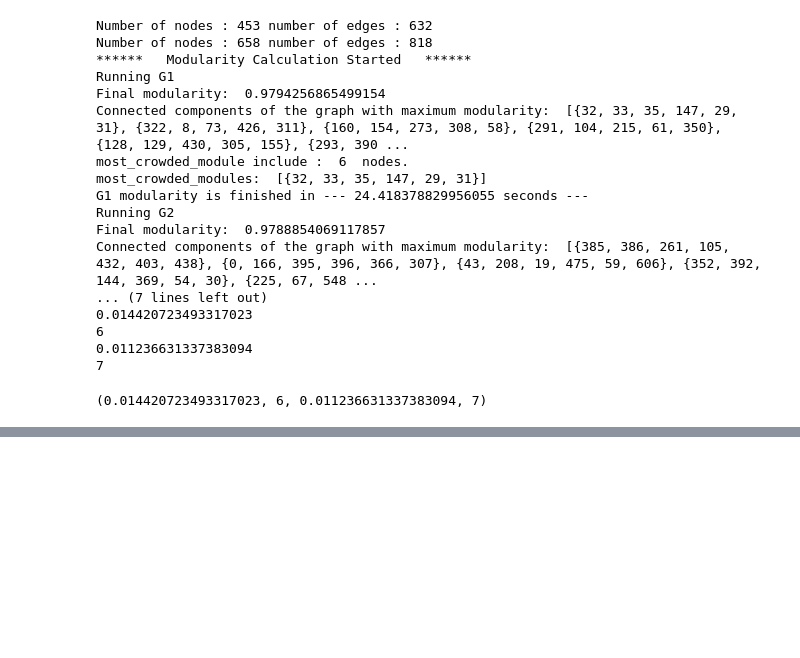
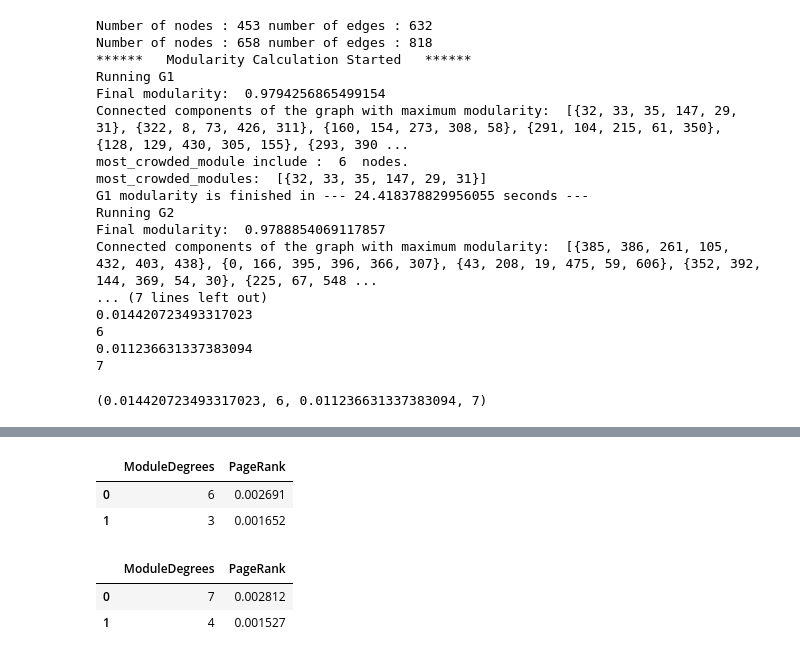
Before and after one commit to mumtazcem/Amazon-meta-graph, a Jupyter notebook: group7_metadata_analyzer.ipynb, the cells around one changed output, grey strips where cells are left out. Drawn from its saved outputs; the diff is of its cells as text; code cells hidden in the pictures; blank space fills up the shorter version.

Commit message:
Add df1.head(2)

```diff
--- a/group7_metadata_analyzer.ipynb
+++ b/group7_metadata_analyzer.ipynb
@@ -916,4 +923,12 @@ KeyboardInterrupt:
 # %%
-df1.head(1)
+df1.head(2)
+# %% [output]
+|  | ModuleDegrees | PageRank |
+| 0 | 6 | 0.002691 |
+| 1 | 3 | 0.001652 |
 # %%
-df2.head(1)
+df2.head(2)
+# %% [output]
+|  | ModuleDegrees | PageRank |
+| 0 | 7 | 0.002812 |
+| 1 | 4 | 0.001527 |
```
Also changed, not shown: parts of 1 cell of this notebook.
